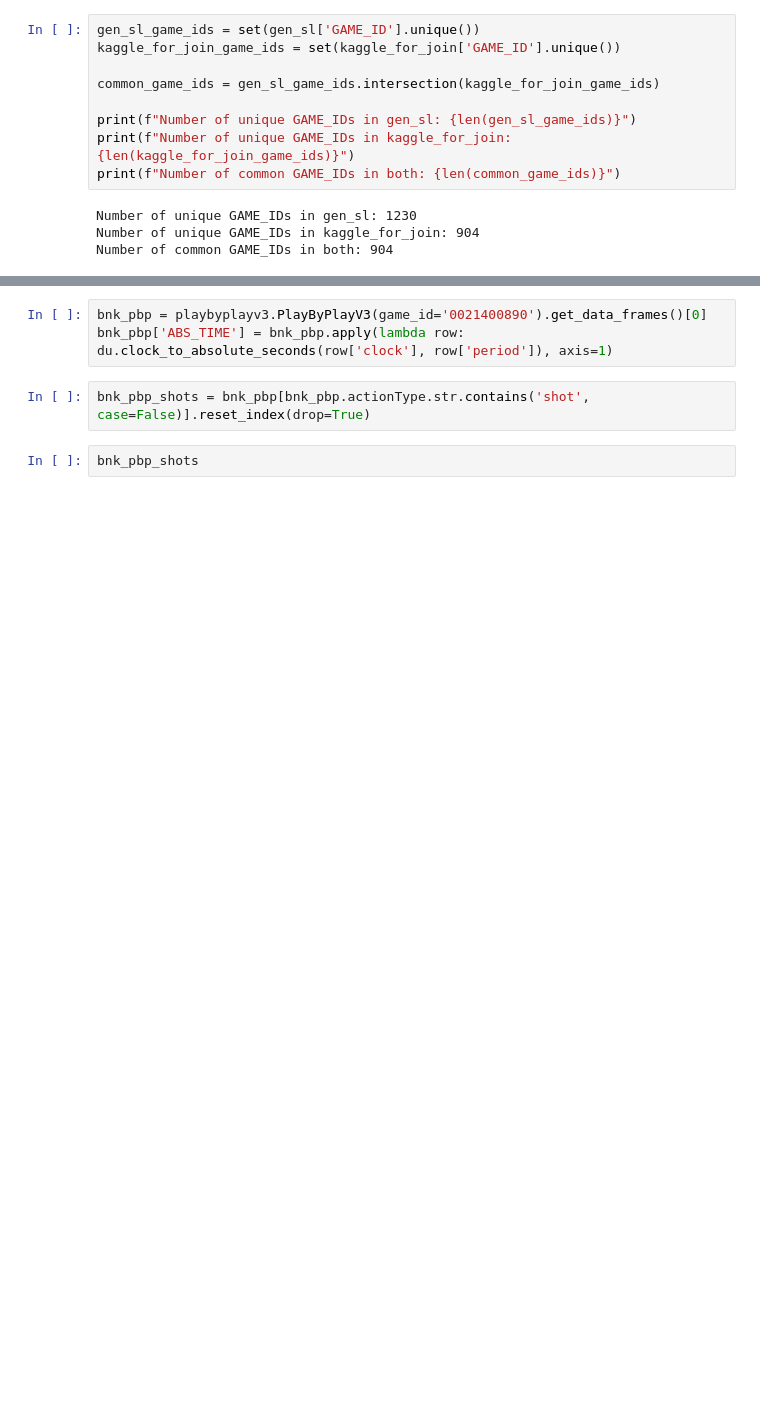
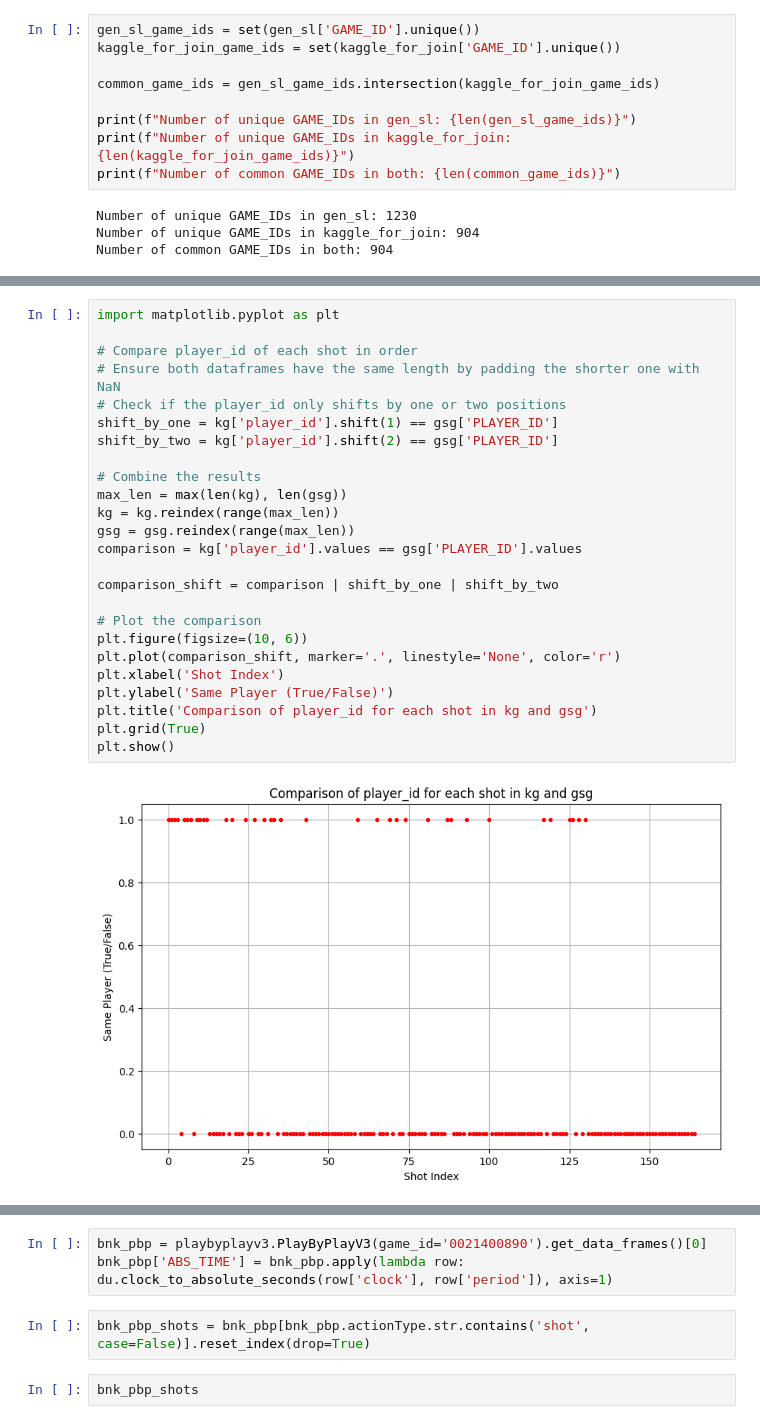
Before and after one commit to BigBabik/Shotpred, a Jupyter notebook: notebooks/dataworks.ipynb, the cells around one changed output, grey strips where cells are left out. Saved outputs shown, nothing was run; the diff lists cells and outputs as text; blank space fills up the shorter version.

```diff
--- a/notebooks/dataworks.ipynb
+++ b/notebooks/dataworks.ipynb
@@ -104,0 +161,27 @@ game_gen_sl = gen_sl[gen_sl.GAME_ID == 21400890][['GAME_ID', 'ABS_TIME']].sort_v
+# %%
+import matplotlib.pyplot as plt
+
+# Compare player_id of each shot in order
+# Ensure both dataframes have the same length by padding the shorter one with NaN
+# Check if the player_id only shifts by one or two positions
+shift_by_one = kg['player_id'].shift(1) == gsg['PLAYER_ID']
+shift_by_two = kg['player_id'].shift(2) == gsg['PLAYER_ID']
+
+# Combine the results
+max_len = max(len(kg), len(gsg))
+kg = kg.reindex(range(max_len))
+gsg = gsg.reindex(range(max_len))
+comparison = kg['player_id'].values == gsg['PLAYER_ID'].values
+
+comparison_shift = comparison | shift_by_one | shift_by_two
+
+# Plot the comparison
+plt.figure(figsize=(10, 6))
+plt.plot(comparison_shift, marker='.', linestyle='None', color='r')
+plt.xlabel('Shot Index')
+plt.ylabel('Same Player (True/False)')
+plt.title('Comparison of player_id for each shot in kg and gsg')
+plt.grid(True)
+plt.show()
+# %% [output]
+[figure, added]
```
Also changed, not shown: parts of 35 cells of this notebook.
